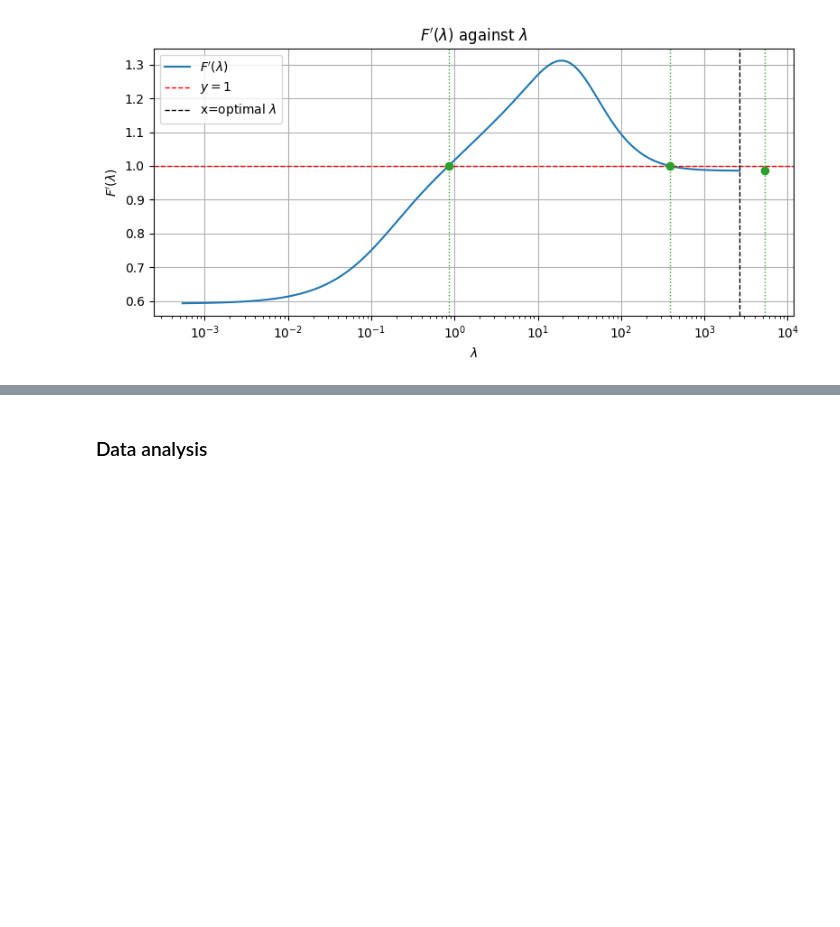
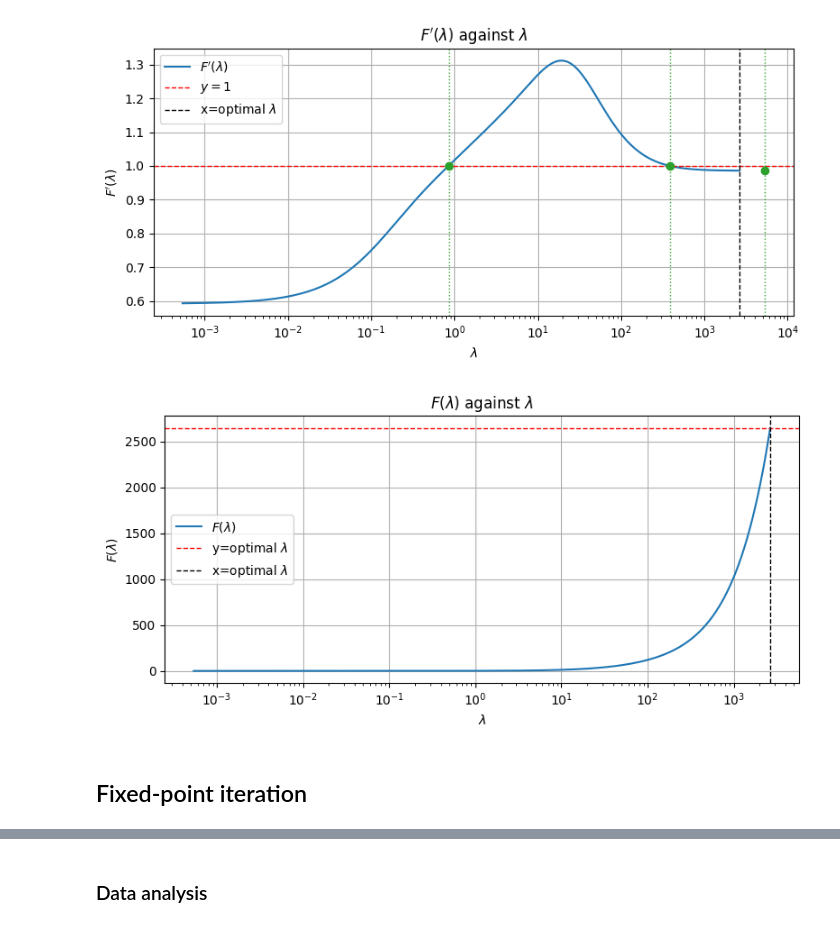
Before and after one commit to advayvyas/OptimalRidge, a Jupyter notebook: gcv_contraction.ipynb, the cells around one changed output, grey strips where cells are left out. Drawn from its saved outputs; the diff is of its cells as text; code cells hidden in the pictures; blank space fills up the shorter version.

```diff
--- a/gcv_contraction.ipynb
+++ b/gcv_contraction.ipynb
@@ -521,6 +537,27 @@ plt.tight_layout()
 plt.show()
 # %% [output]
 [figure]
+# %%
+f_values = np.array([F(lam, N, a, sigma) for lam in lam_grid])
+
+plt.figure(figsize=(8, 4))
+
+plt.plot(lam_grid, f_values, label=r"$F(\lambda)$")
+plt.xscale("log")
+plt.axhline(optimal_lambda, color="red", linestyle="--", linewidth=1, label=r"y=optimal $\lambda$")
+plt.axvline(optimal_lambda, color="black", linestyle="--", linewidth=1, label=r"x=optimal $\lambda$")
+
+plt.xlabel(r"$\lambda$")
+plt.ylabel(r"$F(\lambda)$")
+plt.title(r"$F(\lambda)$ against $\lambda$")
+plt.grid(True)
+plt.legend()
+plt.tight_layout()
+plt.show()
+# %% [output]
+[figure, added]
+# %% [markdown]
+## Fixed-point iteration
 # %%
 def create_intervals(endpoints):
   if len(endpoints) % 2 != 0:
```
Also changed, not shown: parts of 21 cells of this notebook.
